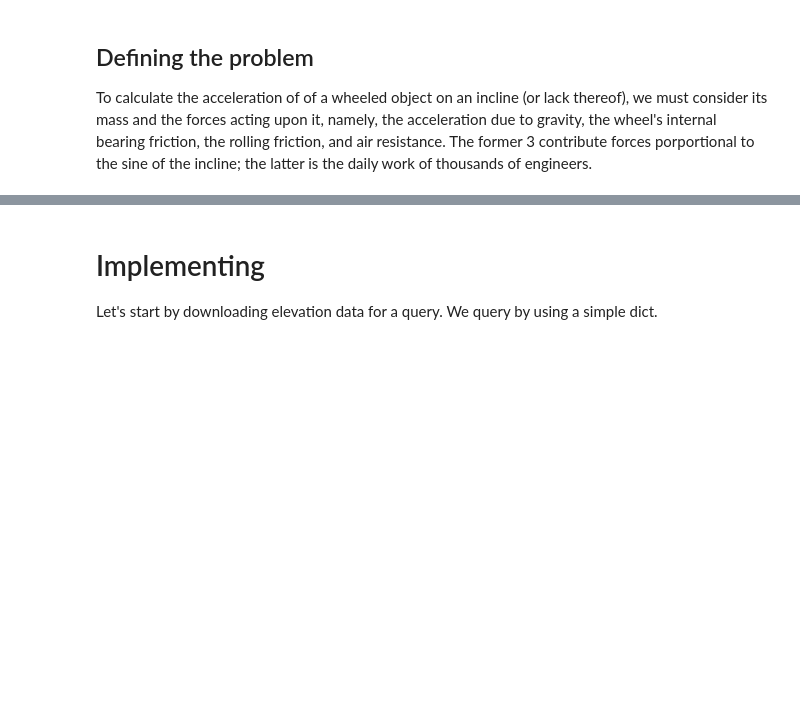
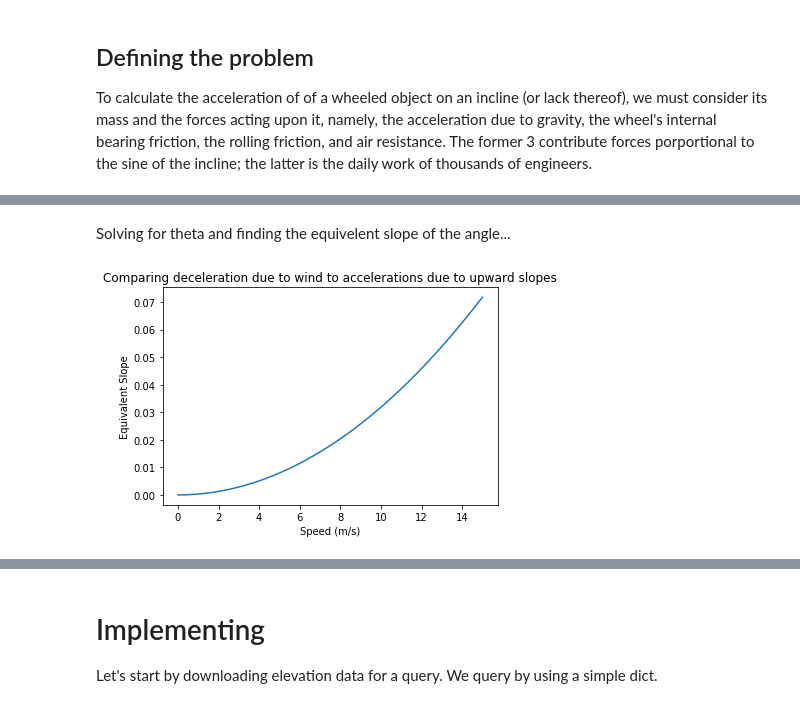
Before and after one commit to rmichnovicz/Sick-Slopes, a Jupyter notebook: Slopes.ipynb, the cells around one changed output, grey strips where cells are left out. Drawn from its saved outputs; the diff is of its cells as text; code cells hidden in the pictures; blank space fills up the shorter version.

```diff
--- a/Slopes.ipynb
+++ b/Slopes.ipynb
@@ -76,0 +82,27 @@ To calculate the acceleration of of a wheeled object on an incline (or lack ther
+# %%
+g = -9.81 #accelertion due to gravity, m/s
+drag_c = .6 #drag coefficient of human body
+cross_a = .68 #Cross-sectional area of human body
+mass = 80 #kg
+frict_c = .03 #Coefficient of friction
+import math
+
+def acceleration_due_to_wind(v):
+    return -v**2 * (1.225 * drag_c * cross_a) / (2 * mass)
+def acceleration_due_to_slope_no_friction(theta):
+    return g * math.sin(theta)
+# %% [markdown]
+Solving for theta and finding the equivelent slope of the angle...
+# %%
+def equivalent_slope(v):
+    return math.tan(math.asin(acceleration_due_to_wind(v) / g))
+# %%
+t = np.arange(0.0, 15.0, 0.01)
+s = [equivalent_slope(v) for v in t]
+plt.plot(t, s)
+plt.xlabel('Speed (m/s)')
+plt.ylabel('Equivalent Slope')
+plt.title('Comparing deceleration due to wind to accelerations due to upward slopes')
+plt.show()
+# %% [output]
+[figure, added]
```
Also changed, not shown: parts of 45 cells of this notebook.
